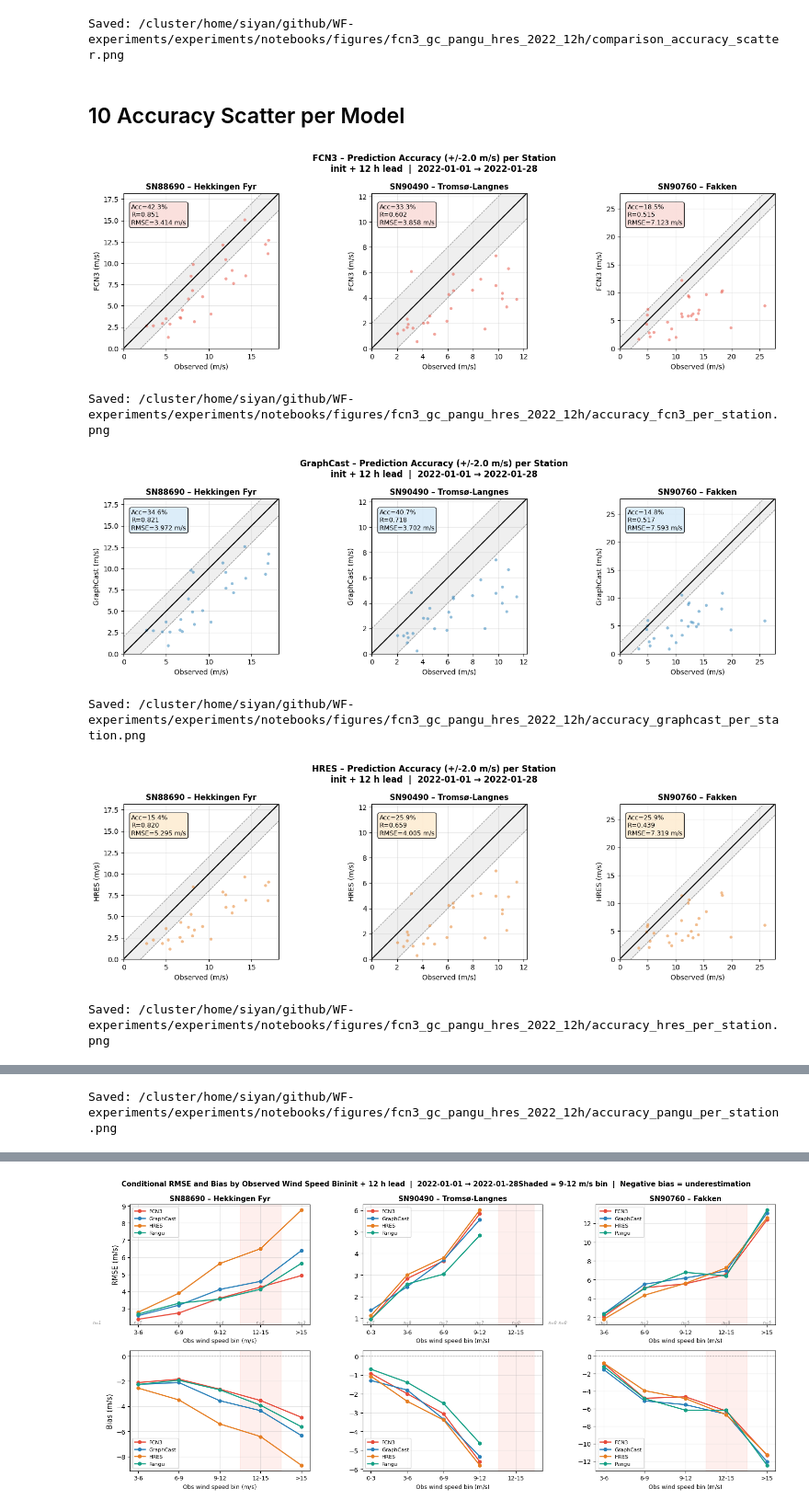
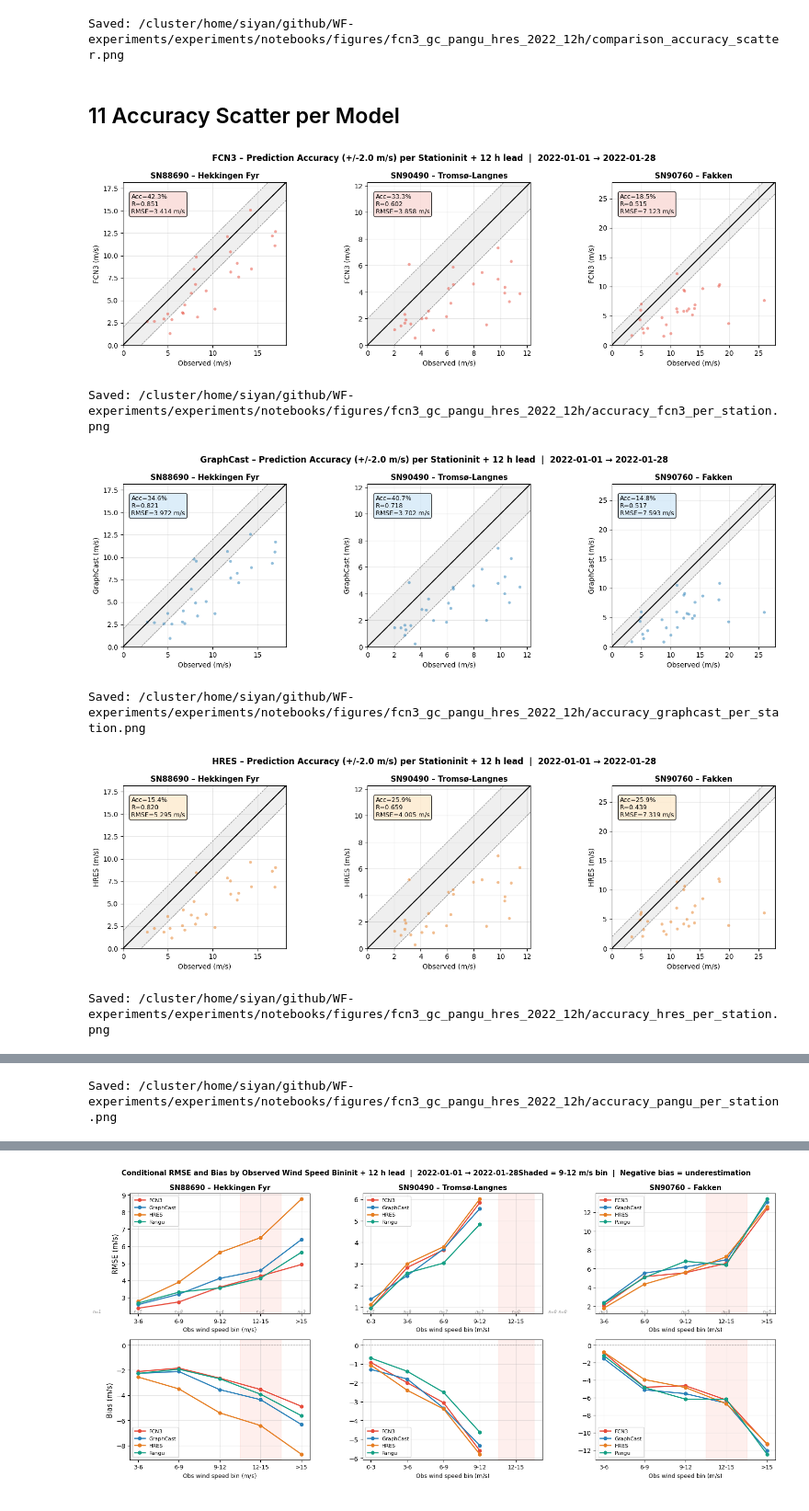
Before and after one commit to chensy618/WF-experiments, a Jupyter notebook: experiments/notebooks/comparison_fcn3_graphcast_pangu_hres_obs_2022.ipynb, the cells around one changed output, grey strips where cells are left out. Shown at 92% size. Cells and saved outputs as stored; diff of their text form; code cells hidden in the pictures.

Commit message:
add new figures

```diff
--- a/experiments/notebooks/comparison_fcn3_graphcast_pangu_hres_obs_2022.ipynb
+++ b/experiments/notebooks/comparison_fcn3_graphcast_pangu_hres_obs_2022.ipynb
@@ -719,7 +719,7 @@ print(f'Saved: {out}')
 [figure]
 Saved: /cluster/home/siyan/github/WF-experiments/experiments/notebooks/figures/fcn3_gc_pangu_hres_2022_12h/comparison_accuracy_scatter.png
 # %% [markdown]
-## 10  Accuracy Scatter per Model
+## 11  Accuracy Scatter per Model
 # %%
 TOLERANCE = 2.0
 model_list = [
@@ -741,36 +741,36 @@ for wind_col, model_name, clr, fc in model_list:
         ax.fill_between(x, x - TOLERANCE, x + TOLERANCE, alpha=0.12, color='gray', zorder=1)
         ax.plot(x, x + TOLERANCE, 'k--', lw=0.8, alpha=0.4, zorder=2)
         ax.plot(x, x - TOLERANCE, 'k--', lw=0.8, alpha=0.4, zorder=2)
         ax.plot(x, x, 'k-', lw=1.5, zorder=5)
         obs_v  = sub['obs_wind'].values
         pred_v = sub[wind_col].values
         acc  = 100.0 * (np.abs(pred_v - obs_v) <= TOLERANCE).mean()
         r    = np.corrcoef(obs_v, pred_v)[0, 1]
         rmse = float(np.sqrt(np.mean((pred_v - obs_v) ** 2)))
         ax.scatter(obs_v, pred_v, alpha=0.5, s=18, color=clr, edgecolors='none', zorder=3)
         ax.set_xlim(0, vmax); ax.set_ylim(0, vmax)
         ax.set_aspect('equal', adjustable='box')
         ax.set_xlabel('Observed (m/s)', fontsize=10)
         ax.set_ylabel(f'{model_name} (m/s)', fontsize=10)
         ax.set_title(f'{sid} – {info["name"]}', fontsize=11, fontweight='bold')
         ax.text(0.05, 0.93, f'Acc={acc:.1f}%\nR={r:.3f}\nRMSE={rmse:.3f} m/s',
                 transform=ax.transAxes, fontsize=9, va='top',
                 bbox=dict(boxstyle='round', facecolor=fc, alpha=0.85))
         ax.grid(alpha=0.3)
     fig.suptitle(
-        f'{model_name} – Prediction Accuracy (+/-{TOLERANCE} m/s) per Station\n'
+        f'{model_name} – Prediction Accuracy (+/-{TOLERANCE} m/s) per Station'
         f'init + {LEAD_H} h lead  |  {PERIOD_START} → {PERIOD_END}',
         fontsize=12, fontweight='bold'
     )
     plt.tight_layout()
     out = FIG_DIR / f'accuracy_{model_name.lower()}_per_station.png'
     plt.savefig(out, dpi=130, bbox_inches='tight')
     plt.show()
     print(f'Saved: {out}')
 # %% [output]
-[figure, old version]
+[figure, new version]
 Saved: /cluster/home/siyan/github/WF-experiments/experiments/notebooks/figures/fcn3_gc_pangu_hres_2022_12h/accuracy_fcn3_per_station.png
-[figure, old version]
+[figure, new version]
 Saved: /cluster/home/siyan/github/WF-experiments/experiments/notebooks/figures/fcn3_gc_pangu_hres_2022_12h/accuracy_graphcast_per_station.png
-[figure, old version]
+[figure, new version]
 Saved: /cluster/home/siyan/github/WF-experiments/experiments/notebooks/figures/fcn3_gc_pangu_hres_2022_12h/accuracy_hres_per_station.png
```
Also changed, not shown: parts of 13 cells of this notebook, 3 other files.
